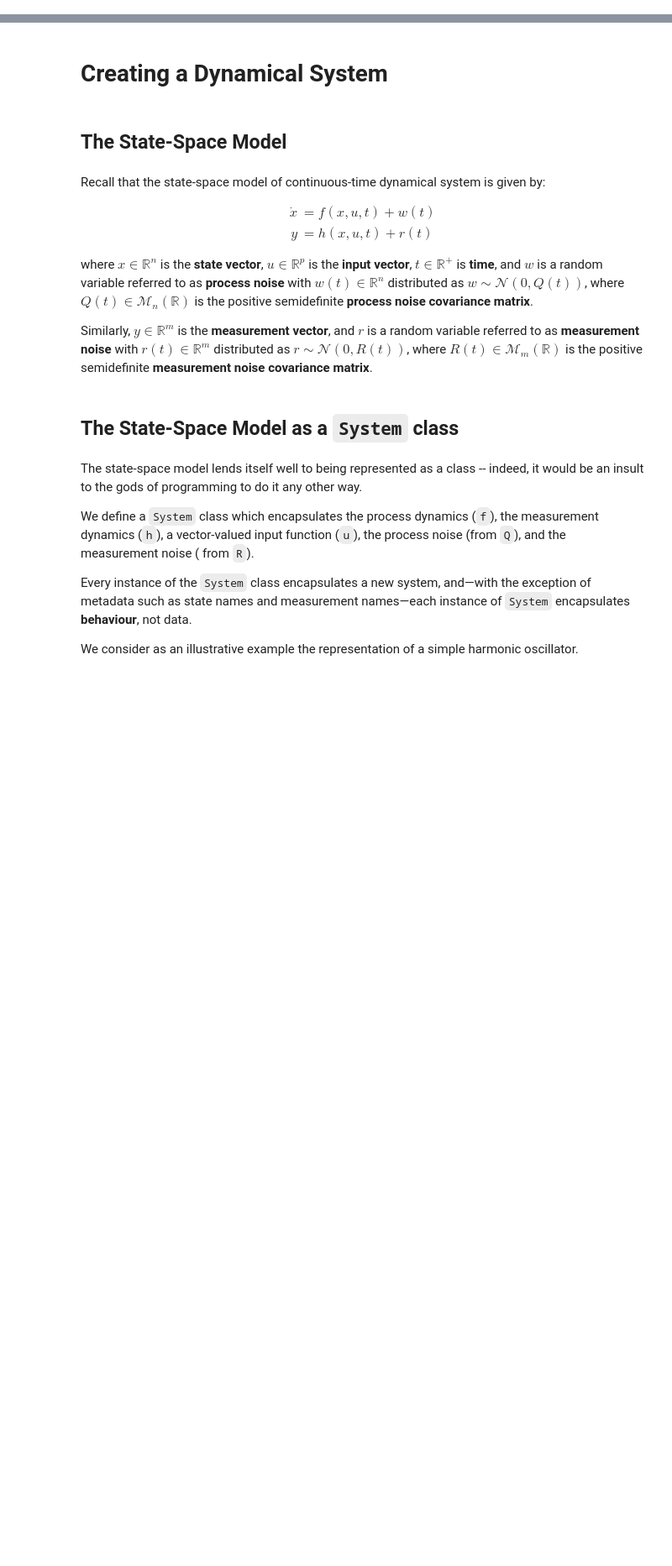
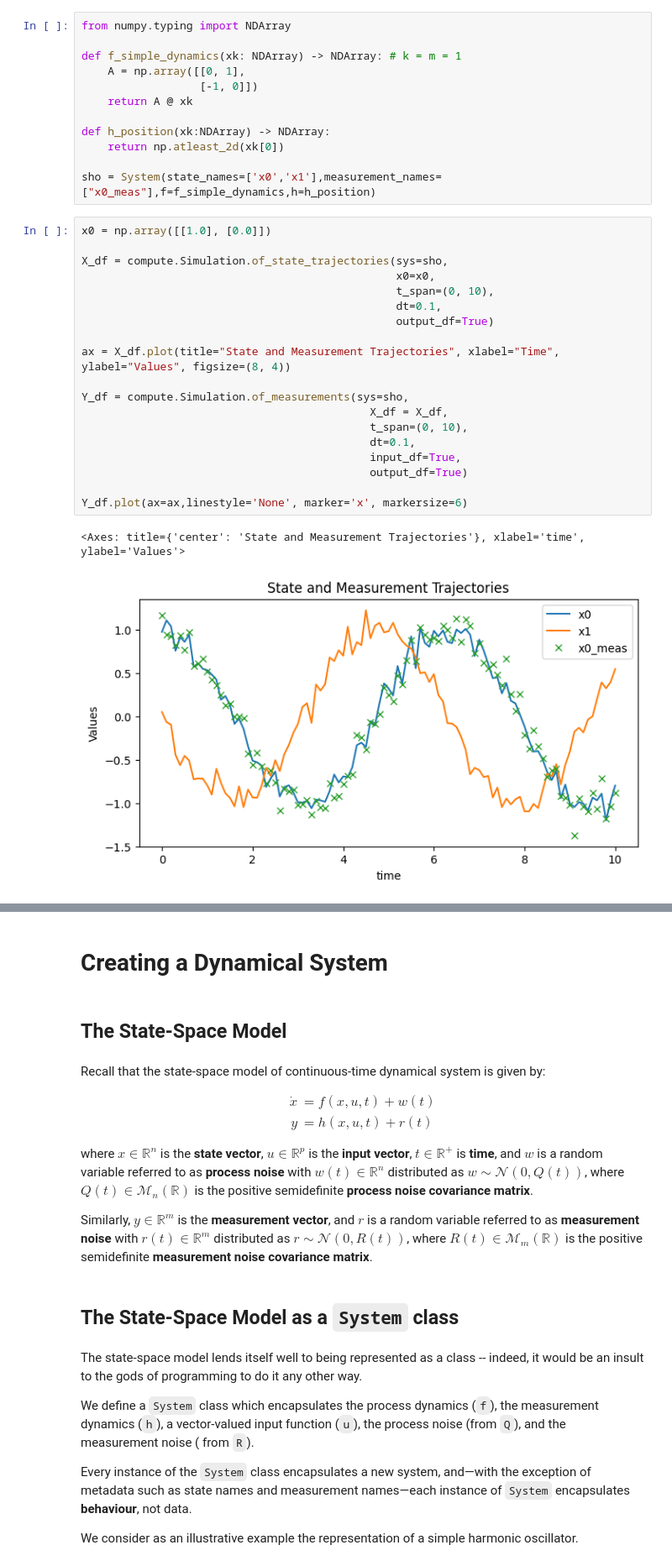
Before and after one commit to nehalsinghmangat/pykal, a Jupyter notebook: notebooks/1_Creating_a_Dynamical_System.ipynb, the cells around one changed output, grey strips where cells are left out. Shown at 84% size. Cells and saved outputs as stored; diff of their text form; blank space fills up the shorter version.

```diff
--- a/notebooks/1_Creating_a_Dynamical_System.ipynb
+++ b/notebooks/1_Creating_a_Dynamical_System.ipynb
@@ -0,0 +111,34 @@
+# %%
+from numpy.typing import NDArray
+
+def f_simple_dynamics(xk: NDArray) -> NDArray: # k = m = 1
+    A = np.array([[0, 1],
+                  [-1, 0]])
+    return A @ xk
+
+def h_position(xk:NDArray) -> NDArray:
+    return np.atleast_2d(xk[0])
+
+sho = System(state_names=['x0','x1'],measurement_names=["x0_meas"],f=f_simple_dynamics,h=h_position)
+# %%
+x0 = np.array([[1.0], [0.0]])
+
+X_df = compute.Simulation.of_state_trajectories(sys=sho,
+                                                x0=x0,
+                                                t_span=(0, 10),
+                                                dt=0.1,
+                                                output_df=True)
+
+ax = X_df.plot(title="State and Measurement Trajectories", xlabel="Time", ylabel="Values", figsize=(8, 4))
+
+Y_df = compute.Simulation.of_measurements(sys=sho,
+                                            X_df = X_df,
+                                            t_span=(0, 10),
+                                            dt=0.1,
+                                            input_df=True,
+                                            output_df=True)
+
+Y_df.plot(ax=ax,linestyle='None', marker='x', markersize=6)
+# %% [output]
+<Axes: title={'center': 'State and Measurement Trajectories'}, xlabel='time', ylabel='Values'>
+[figure, added]
```
Also changed, not shown: parts of 37 cells of this notebook, 24 other files.
